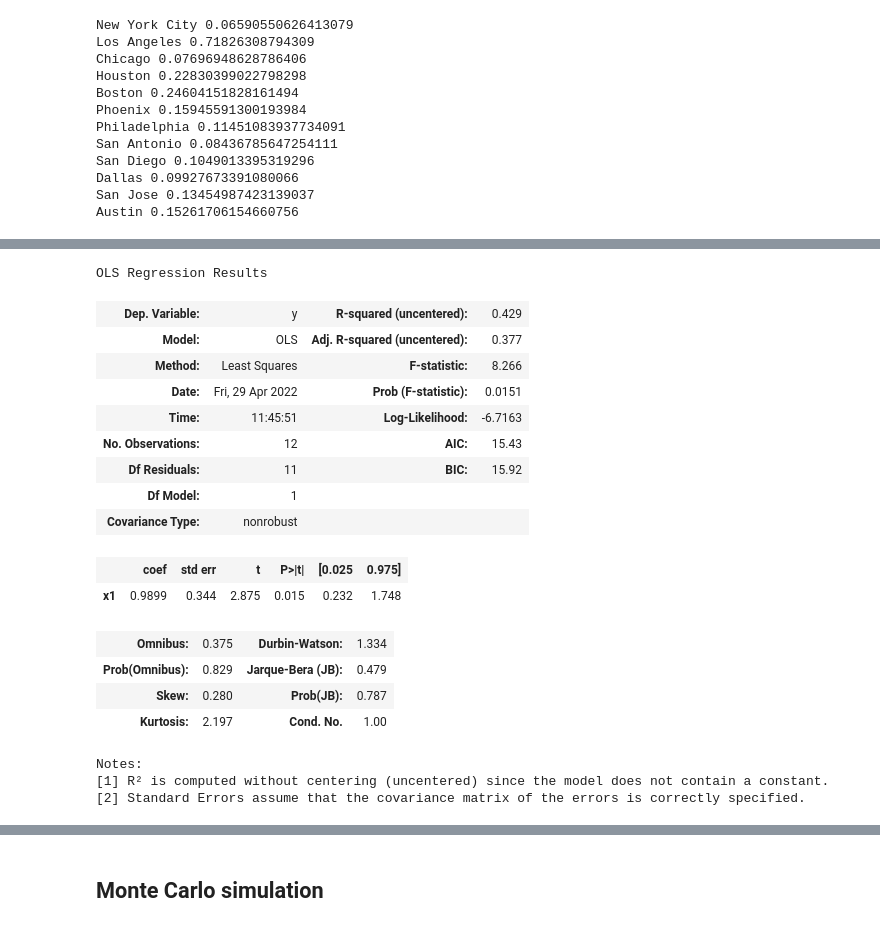
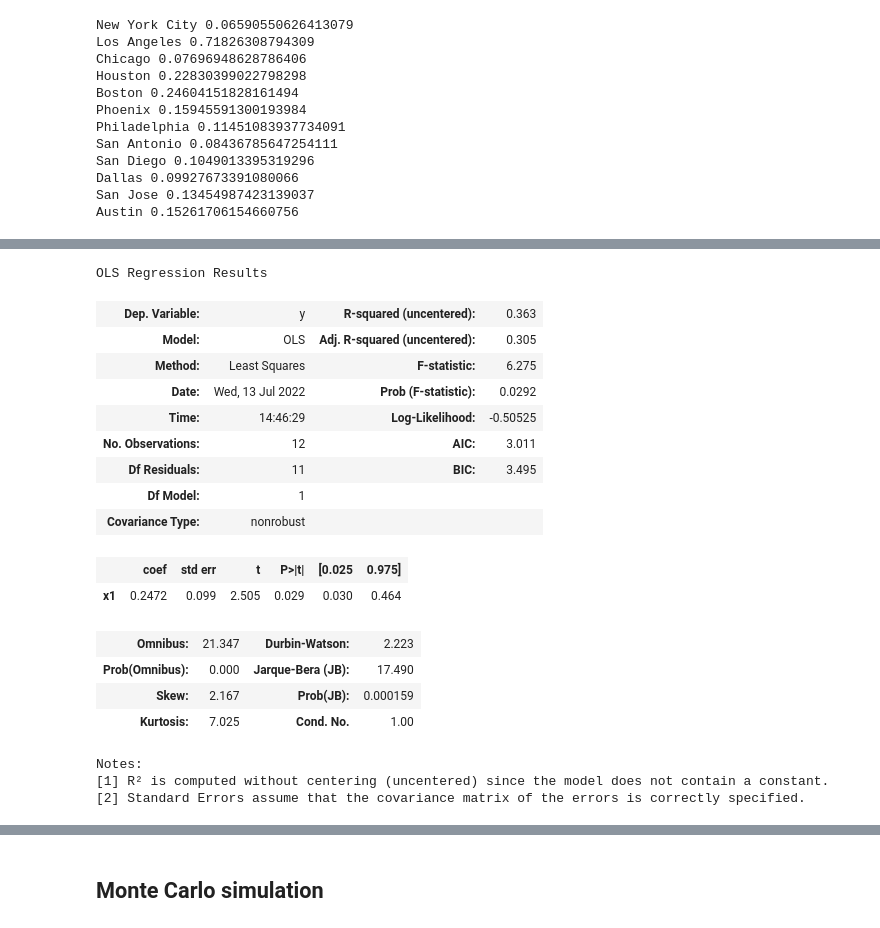
Before and after one commit to yuribogomolov/sttn, a Jupyter notebook: notebooks/f(d)_gravity_model-explain.ipynb, the cells around one changed output, grey strips where cells are left out. Cells and saved outputs as stored; diff of their text form; code cells hidden in the pictures.

```diff
--- a/notebooks/f(d)_gravity_model-explain.ipynb
+++ b/notebooks/f(d)_gravity_model-explain.ipynb
@@ -1029,0 +430,37 @@ Austin 0.15261706154660756
+# %%
+# job concentration geary's C
+jobconcentration = {}
+from esda.geary import Geary
+for city,state, counties in cities:
+    if city in citiesList:
+
+        df = pd.read_parquet(f'data/income_{city}.parquet')
+        df['distance'] = df['distance']/1.6
+        startpoint = startPoints[city]/1.6
+        # include 95% of distance
+        startpointPercentage =  df.loc[df['distance']<startpoint].shape[0] / df.shape[0]
+        afterendpointPercentage = 0.05 - startpointPercentage
+        if afterendpointPercentage > 0:
+            endPoint = df.sort_values(['distance']).iloc[int((1-afterendpointPercentage)*df.shape[0])]['distance']
+        else:
+            endPoint = df.distance.max()
+        df = df.loc[(df['distance']>startpoint)&(df['distance']<endPoint)]
+        df = df.drop_duplicates(subset = ['destination'])
+        print('flow data loaded')
+        state_network = provider.get_data(state=state, year=2018)
+        city_network = state_network.filter_nodes(state_network.nodes.county.isin(counties))
+        nodes = city_network.nodes
+        print('geo data loaded')
+
+        df = nodes.merge(df,right_on='destination',left_on='id')
+
+        print('calculating geary C')
+        weights = libpysal.weights.Queen.from_dataframe(df)  # generate spatial weights (Queen in this case)
+        spatial_auto1 = Geary(df[['SE01jobs']], weights,permutations=0)  # calculate Moran's I
+        spatial_auto3 = Geary(df[['SE03jobs']], weights,permutations=0)
+        concentration01 = spatial_auto1.C
+        concentration03 = spatial_auto3.C
+
+        concentration = concentration03
+        jobconcentration[city] = concentration
+        print(city,concentration)
@@ -1030,29 +485,29 @@ Austin 0.15261706154660756
 # %%
 scaler = MinMaxScaler()
-normpublictransit = scaler.fit_transform(np.array(list(publictransit.values())).reshape(-1,1))
+normjobconcentration = scaler.fit_transform(np.array(list(jobconcentration.values())).reshape(-1,1))
 
 scaler = MinMaxScaler()
-normprivilegeCommutersRate = scaler.fit_transform(np.array(list(privilegeCommutersRate.values())).reshape(-1,1))
+normprivilegeCommutersRate = scaler.fit_transform(np.array(list(privilegeEffectValue.values())).reshape(-1,1))
 
-fitmodel = sm.OLS(normprivilegeCommutersRate,sizevalues).fit()
+fitmodel = sm.OLS(normprivilegeCommutersRate,normjobconcentration).fit()
 fitmodel.summary()
 # %% [output]
 OLS Regression Results
-| Dep. Variable: | y | R-squared (uncentered): | 0.429 |
-| Model: | OLS | Adj. R-squared (uncentered): | 0.377 |
-| Method: | Least Squares | F-statistic: | 8.266 |
-| Date: | Fri, 29 Apr 2022 | Prob (F-statistic): | 0.0151 |
-| Time: | 11:45:51 | Log-Likelihood: | -6.7163 |
-| No. Observations: | 12 | AIC: | 15.43 |
-| Df Residuals: | 11 | BIC: | 15.92 |
+| Dep. Variable: | y | R-squared (uncentered): | 0.363 |
+| Model: | OLS | Adj. R-squared (uncentered): | 0.305 |
+| Method: | Least Squares | F-statistic: | 6.275 |
+| Date: | Wed, 13 Jul 2022 | Prob (F-statistic): | 0.0292 |
+| Time: | 14:46:29 | Log-Likelihood: | -0.50525 |
+| No. Observations: | 12 | AIC: | 3.011 |
+| Df Residuals: | 11 | BIC: | 3.495 |
 | Df Model: | 1 |  |  |
 | Covariance Type: | nonrobust |  |  |
 |  | coef | std err | t | P>|t| | [0.025 | 0.975] |
-| x1 | 0.9899 | 0.344 | 2.875 | 0.015 | 0.232 | 1.748 |
+| x1 | 0.2472 | 0.099 | 2.505 | 0.029 | 0.030 | 0.464 |
-| Omnibus: | 0.375 | Durbin-Watson: | 1.334 |
-| Prob(Omnibus): | 0.829 | Jarque-Bera (JB): | 0.479 |
-| Skew: | 0.280 | Prob(JB): | 0.787 |
-| Kurtosis: | 2.197 | Cond. No. | 1.00 |
+| Omnibus: | 21.347 | Durbin-Watson: | 2.223 |
+| Prob(Omnibus): | 0.000 | Jarque-Bera (JB): | 17.490 |
+| Skew: | 2.167 | Prob(JB): | 0.000159 |
+| Kurtosis: | 7.025 | Cond. No. | 1.00 |
 Notes:
 [1] R² is computed without centering (uncentered) since the model does not contain a constant.
 [2] Standard Errors assume that the covariance matrix of the errors is correctly specified.
```
Also changed, not shown: parts of 56 cells of this notebook.
